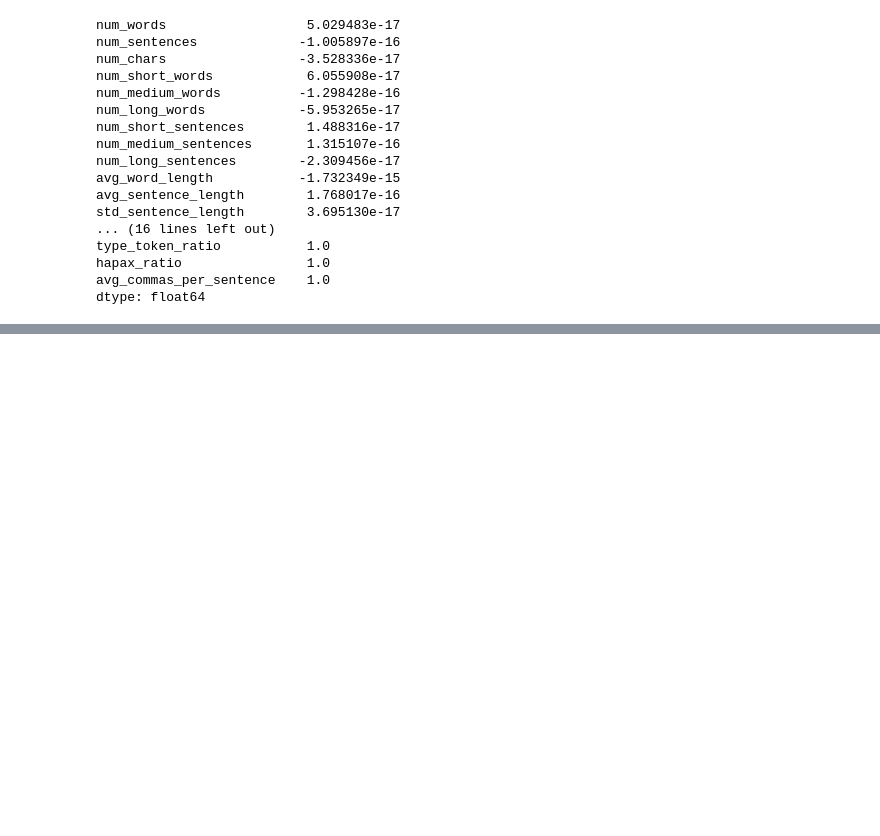
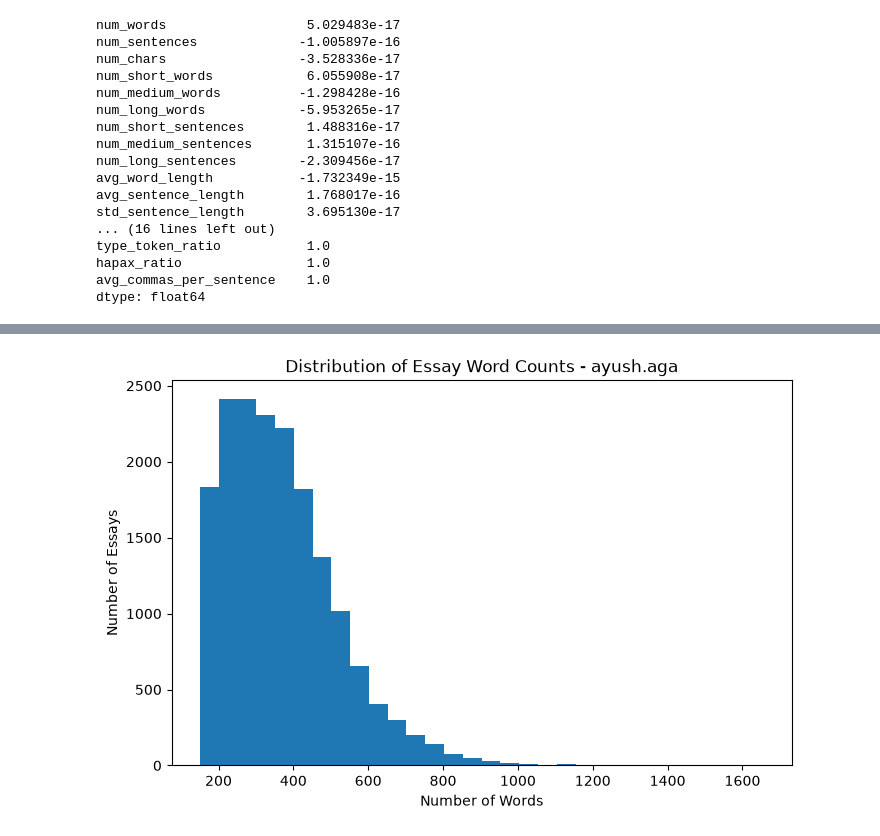
Before and after one commit to BiscBoi28/SMAI_A1, a Jupyter notebook: 2024101026.ipynb, the cells around one changed output, grey strips where cells are left out. Saved outputs shown, nothing was run; the diff lists cells and outputs as text; code cells hidden in the pictures; blank space fills up the shorter version.

```diff
--- a/2024101026.ipynb
+++ b/2024101026.ipynb
@@ -273,0 +276,95 @@ dtype: float64
+# %%
+# 1: histogram of essay word counts
+plt.figure(figsize=(8, 5))
+
+plt.hist(features_df["num_words"], bins=30)
+
+plt.title(f"Distribution of Essay Word Counts - {username}")
+plt.xlabel("Number of Words")
+plt.ylabel("Number of Essays")
+
+plt.show()
+
+# 2: Essay length by score
+plt.figure(figsize=(8, 5))
+
+scores = sorted(features_df["score"].unique())
+
+data_by_score = [
+    features_df[features_df["score"] == score]["num_words"]
+    for score in scores
+]
+
+plt.boxplot(
+    data_by_score,
+    tick_labels=scores,
+    showfliers=False
+)
+
+plt.title(f"Essay Length by Score - {username}")
+plt.xlabel("Essay Score")
+plt.ylabel("Number of Words")
+
+plt.show()
+
+# 3: Word length composition by score
+plot_df = features_df.copy()
+
+plot_df["short_word_prop"] = (
+    plot_df["num_short_words"] / plot_df["num_words"]
+)
+
+plot_df["medium_word_prop"] = (
+    plot_df["num_medium_words"] / plot_df["num_words"]
+)
+
+plot_df["long_word_prop"] = (
+    plot_df["num_long_words"] / plot_df["num_words"]
+)
+
+word_props_by_score = plot_df.groupby("score")[
+    ["short_word_prop", "medium_word_prop", "long_word_prop"]
+].mean()
+
+word_props_by_score.plot(
+    kind="bar",
+    figsize=(9, 5)
+)
+
+plt.title(f"Word Length Composition by Essay Score - {username}")
+plt.xlabel("Essay Score")
+plt.ylabel("Average Proportion of Words")
+plt.legend(["Short Words", "Medium Words", "Long Words"])
+
+plt.tight_layout()
+plt.show()
+
+# 4: Correlation heatmap
+feature_only_df = features_df.drop(columns=["score"])
+
+correlation_matrix = feature_only_df.corr()
+
+plt.figure(figsize=(12, 10))
+
+plt.imshow(correlation_matrix, aspect="auto")
+plt.colorbar(label="Correlation")
+
+plt.xticks(
+    range(len(correlation_matrix.columns)),
+    correlation_matrix.columns,
+    rotation=90
+)
+
+plt.yticks(
+    range(len(correlation_matrix.columns)),
+    correlation_matrix.columns
+)
+
+plt.title(f"Correlation Between Handcrafted Features - {username}")
+plt.xlabel("Features")
+plt.ylabel("Features")
+
+plt.tight_layout()
+plt.show()
+# %% [output]
+[figure, added]
```
Also changed, not shown: parts of 2 cells of this notebook.
